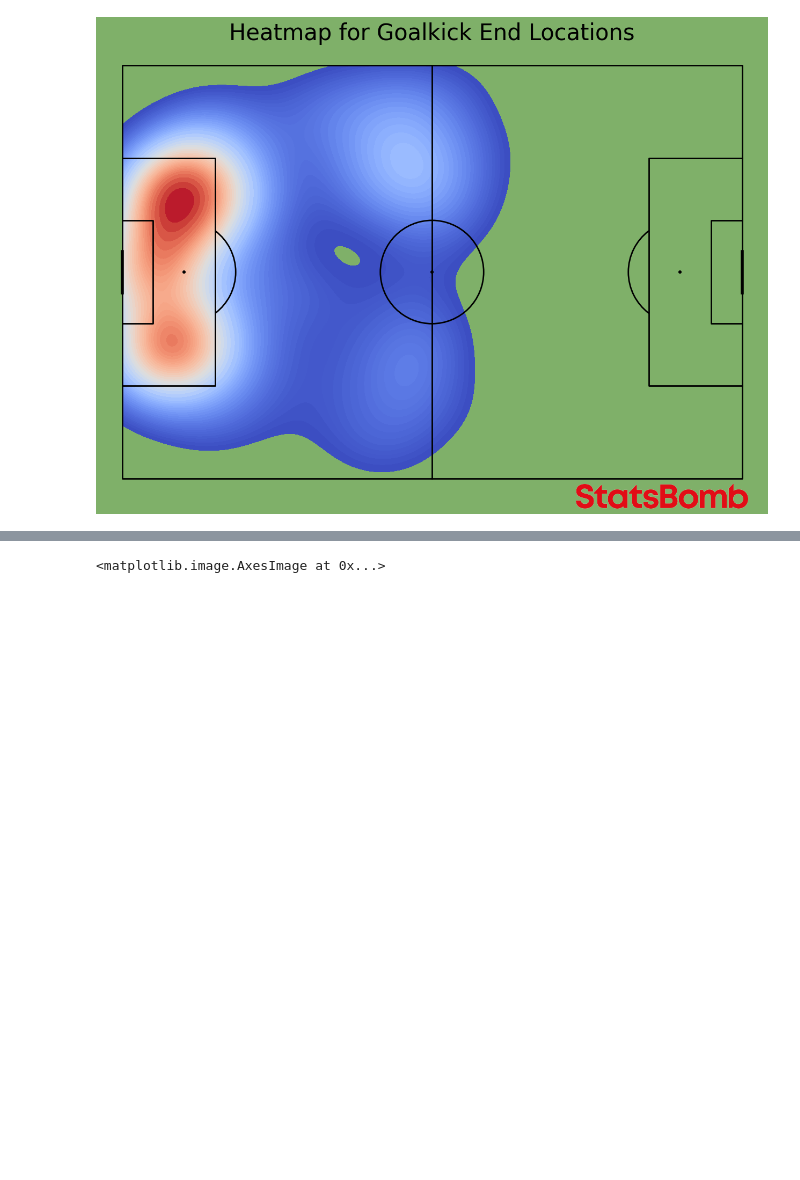
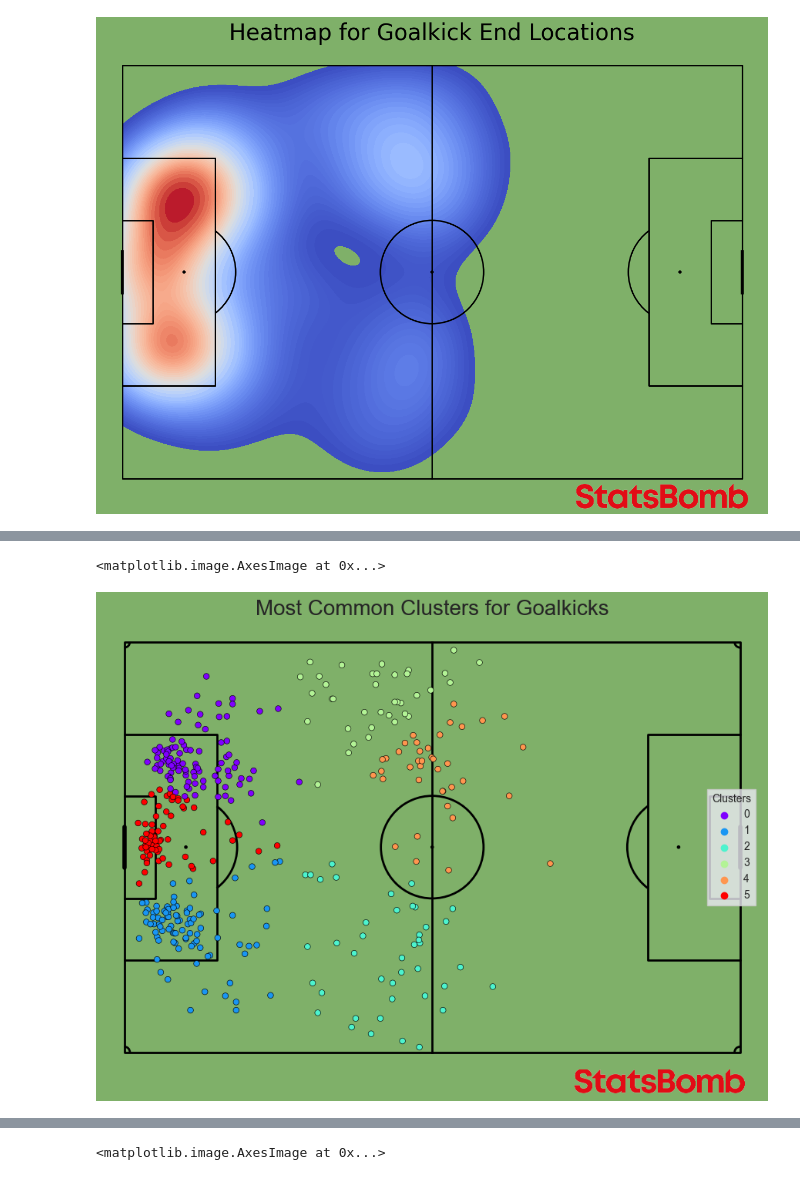
Before and after one commit to AugustSteff/Data-Analysis-in-football, a Jupyter notebook: Womens_euro_2022_analysis/Goalkick_analysis/Goalkick_Analysis.ipynb, the cells around one changed output, grey strips where cells are left out. Drawn from its saved outputs; the diff is of its cells as text; code cells hidden in the pictures; blank space fills up the shorter version.

```diff
--- a/Womens_euro_2022_analysis/Goalkick_analysis/Goalkick_Analysis.ipynb
+++ b/Womens_euro_2022_analysis/Goalkick_analysis/Goalkick_Analysis.ipynb
@@ -98,0 +178,24 @@ ax3.imshow(im)
+# %%
+kmeans = KMeans(n_clusters=6)
+kmeans.fit(X)
+goalkick['cluster'] = kmeans.predict(X)
+# %%
+pitch = Pitch(pitch_type='statsbomb',  line_zorder=1, line_color=linesColor, pitch_color=pitchColor, corner_arcs=True)
+fig, ax = pitch.draw(figsize=(11, 8), constrained_layout=True, tight_layout=False)
+fig.set_facecolor(pitchColor)
+sns.scatterplot(data=goalkick, x='end_x', y='end_y', hue='cluster', palette='rainbow', edgecolor='black', s=30)
+
+
+plt.legend(title='Clusters', loc='center right', fancybox=False)
+
+
+plt.title('Most Common Clusters for Goalkicks', size=20)
+
+
+# statsbomb logo
+ax3 = fig.add_axes([0.68, 0.09, 0.20, 0.05])
+ax3.axis('off')
+ax3.imshow(im)
+# %% [output]
+<matplotlib.image.AxesImage at 0x...>
+[figure, added]
```
Also changed, not shown: parts of 8 cells of this notebook.
